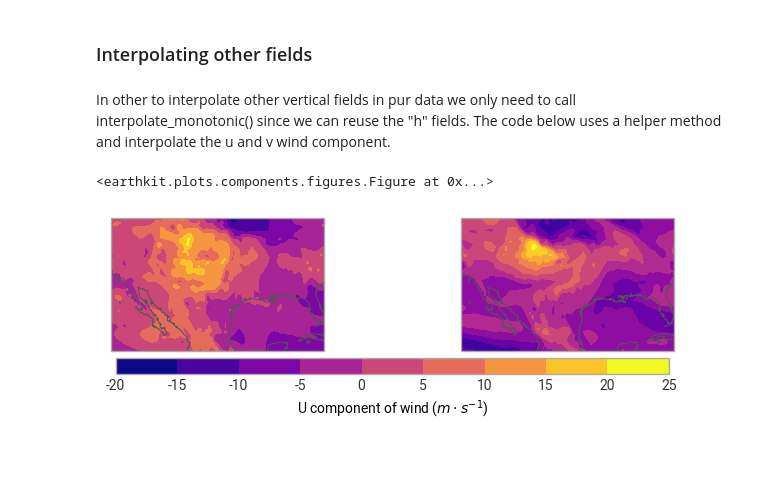
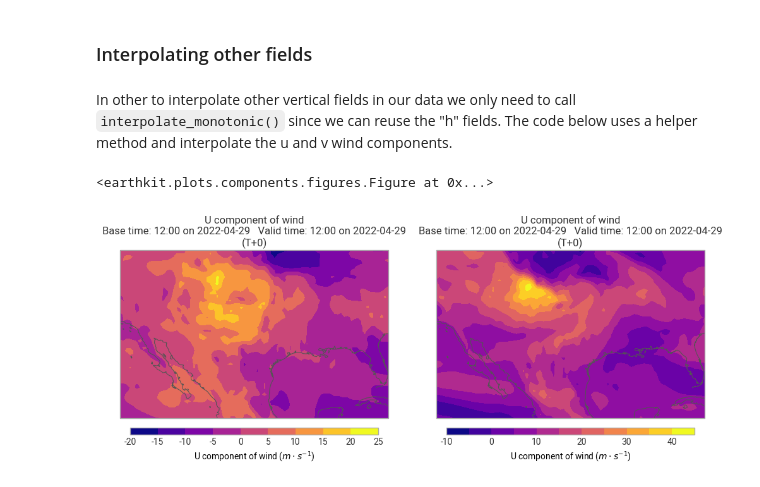
Before and after one commit to ecmwf-training/2026-earthkit-training, a Jupyter notebook: content/earthkit-meteo/ekm-3-vertical.ipynb, the cells around one changed output. Saved outputs shown, nothing was run; the diff lists cells and outputs as text; code cells hidden in the pictures; blank space fills up the shorter version.

```diff
--- a/content/earthkit-meteo/ekm-3-vertical.ipynb
+++ b/content/earthkit-meteo/ekm-3-vertical.ipynb
@@ -89,7 +89,7 @@ ekp.quickplot(t_res)
 # %% [markdown]
 ### Interpolating other fields
 # %% [markdown]
-In other to interpolate other vertical fields in pur data we only need to call interpolate_monotonic() since we can reuse the "h" fields. The code below uses a helper method and interpolate the u and v wind component.
+In other to interpolate other vertical fields in our data we only need to call ``interpolate_monotonic()`` since we can reuse the "h" fields. The code below uses a helper method and interpolate the u and v wind components.
 # %%
 def _comp(param):
     fl_param = fl.sel({"parameter.variable": param}).order_by({"vertical.level": "ascending"})
@@ -107,7 +107,8 @@ def _comp(param):
 u_res = _comp("u")
 v_res = _comp("v")
 # %%
-ekp.geo.plot(u_res)
+# check the results visually
+ekp.quickplot(u_res)
 # %% [output]
 <earthkit.plots.components.figures.Figure at 0x...>
-[figure, old version]
+[figure, new version]
```
Also changed, not shown: parts of 5 cells of this notebook, 2 other files.
